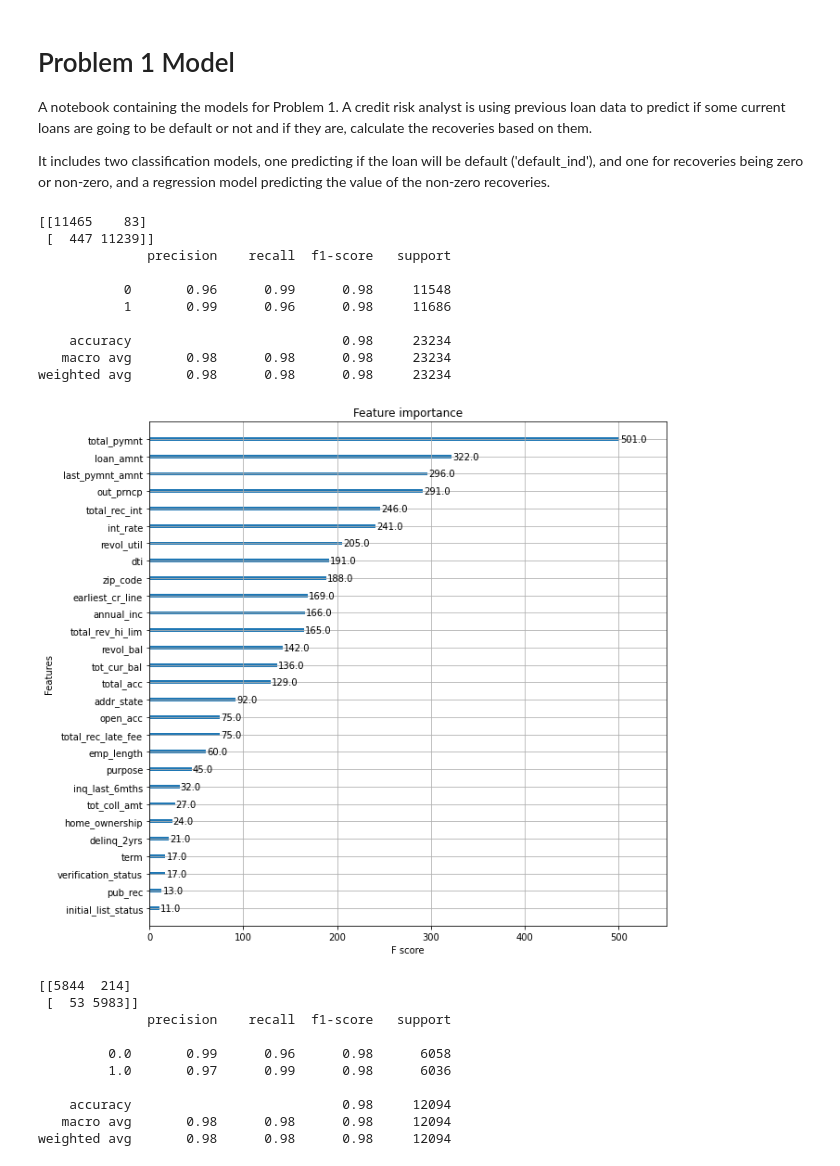
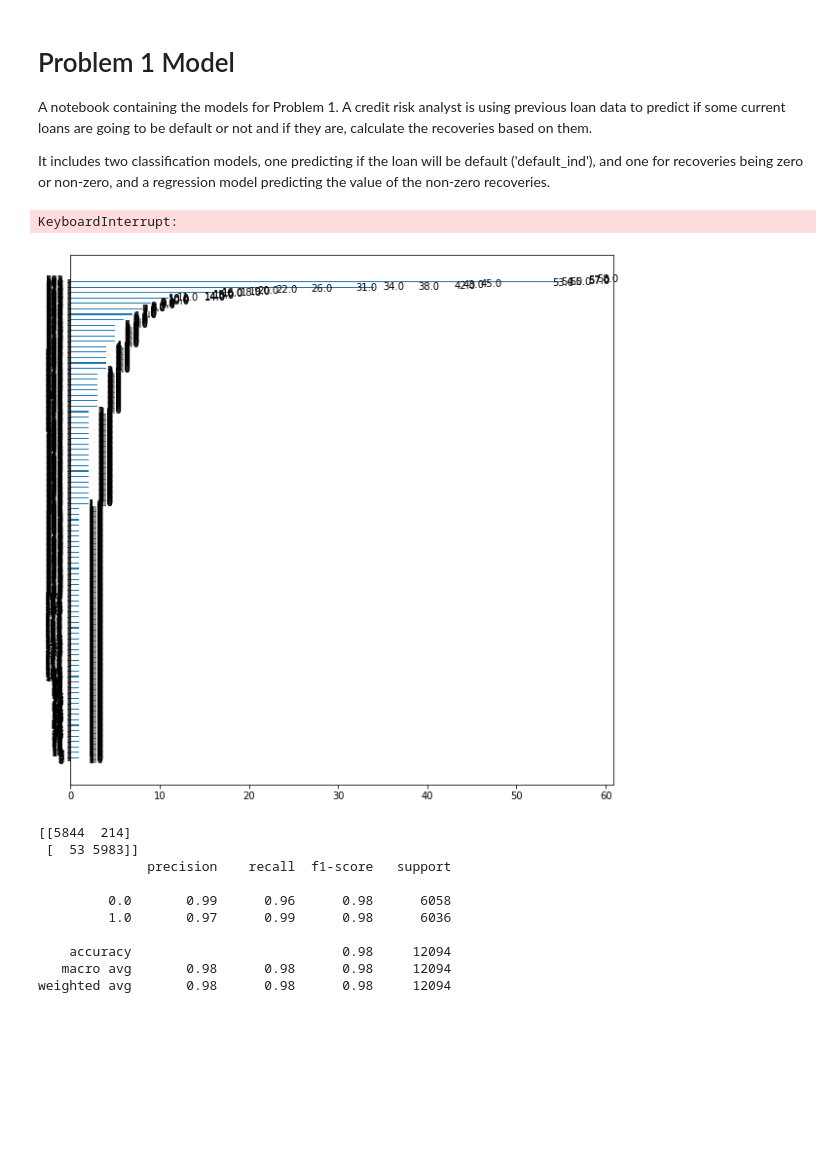
Before and after one commit to morismoysis1414/XYZ-Corp, a Jupyter notebook: problem1_model.ipynb, the cells around one changed output. Cells and saved outputs as stored; diff of their text form; code cells hidden in the pictures; blank space fills up the shorter version.

Commit message:
one hot encoder

```diff
--- a/problem1_model.ipynb
+++ b/problem1_model.ipynb
@@ -41,7 +43,7 @@ data_file='wrang_xyz_data.csv'
 
 #Splitting the data into different categories that make sense
 loan_data=['purpose','initial_list_status','term','revol_bal','loan_amnt','total_rev_hi_lim']
-emp_data=['emp_length','collections_12_mths_ex_med','acc_now_delinq','home_ownership','annual_inc','verification_status','zip_code','addr_state','delinq_2yrs','inq_last_6mths','open_acc','pub_rec','total_acc','earliest_cr_line','dti','tot_coll_amt','tot_cur_bal','revol_util']
+emp_data=['emp_length','collections_12_mths_ex_med','acc_now_delinq','home_ownership','annual_inc','verification_status','address','delinq_2yrs','inq_last_6mths','open_acc','pub_rec','total_acc','earliest_cr_line','dti','tot_coll_amt','tot_cur_bal','revol_util']
 out=['last_pymnt_amnt','total_pymnt','total_rec_int','int_rate','out_prncp','total_rec_late_fee']
 
 #Getting the features that will be included in the model
@@ -70,6 +72,12 @@ def get_model_class(data_file='wrang_xyz_data.csv',split='date',model_type='xgb'
         #Splitting the data into train and test
         X_train, X_test, y_train, y_test = train_test_split(X, y, train_size=0.75, test_size=0.25)
 
+        #One-hot Encoding
+        ohe = OneHotEncoder(handle_unknown='ignore')
+        ohe.fit(X_train)
+        X_train = ohe.transform(X_train)
+        X_test = ohe.transform(X_test)
+
     #Selecting train test split method to be done based on date
     else:
         #Creating X and y variables for input and output
@@ -87,48 +95,45 @@ def get_model_class(data_file='wrang_xyz_data.csv',split='date',model_type='xgb'
         undersample = RandomUnderSampler(sampling_strategy='majority')
         X_train,y_train = undersample.fit_resample(X_train, y_train)
         X_test,y_test = undersample.fit_resample(X_test, y_test)
+
+        #One-hot Encoding
+        ohe = OneHotEncoder(handle_unknown='ignore')
+        ohe.fit(X_train)
+        X_train = ohe.transform(X_train)
+        X_test = ohe.transform(X_test)
 
     #Selecting xgboost algorithm
     if model_type=='xgb':
         model_class = xgb.XGBClassifier(use_label_encoder=False,eval_metric='logloss')
         model_class.fit(X_train,np.ravel(y_train))
 
         #Plotting feature importance
         fig, ax = plt.subplots(figsize=(10,10))
         xgb.plot_importance(model_class,importance_type='weight', ax=ax)
 
     #Selecting logistic regression model
     elif model_type=='lg_reg':
         model_class=LogisticRegression(max_iter=10*6)
         model_class.fit(X_train,np.ravel(y_train))
 
     #Selecting random forest model
     else:
         model_class = RandomForestClassifier()
         model_class.fit(X_train,np.ravel(y_train))
 
     #Predicting values and printing confusion matrix and classification report
     y_class_pred = model_class.predict(X_test)
     print(confusion_matrix(y_test, y_class_pred))
     print(classification_report(y_test, y_class_pred))
 
 
     return model_class
 
 #Running the function
 model_class=get_model_class(split='random',model_type='xgb')
 # %% [output]
-[[11465    83]
- [  447 11239]]
-              precision    recall  f1-score   support
-
-           0       0.96      0.99      0.98     11548
-           1       0.99      0.96      0.98     11686
-
-    accuracy                           0.98     23234
-   macro avg       0.98      0.98      0.98     23234
-weighted avg       0.98      0.98      0.98     23234
+KeyboardInterrupt:
-[figure, old version]
+[figure, new version]
 # %%
 #Classification model predicting zero or non-zero recoveries for problem 1
 #The model's inputs are the data_file which should be set equal to the wrangled data file
```
Also changed, not shown: parts of 3 cells of this notebook, 4 other files.
